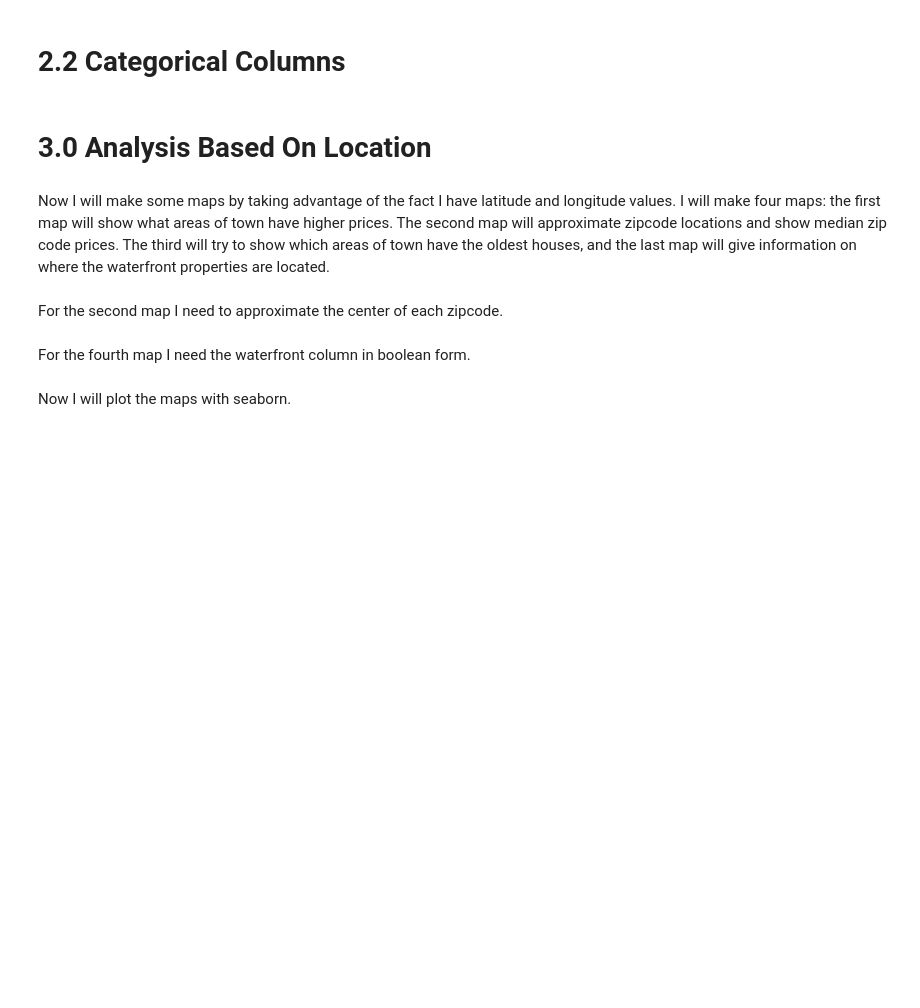
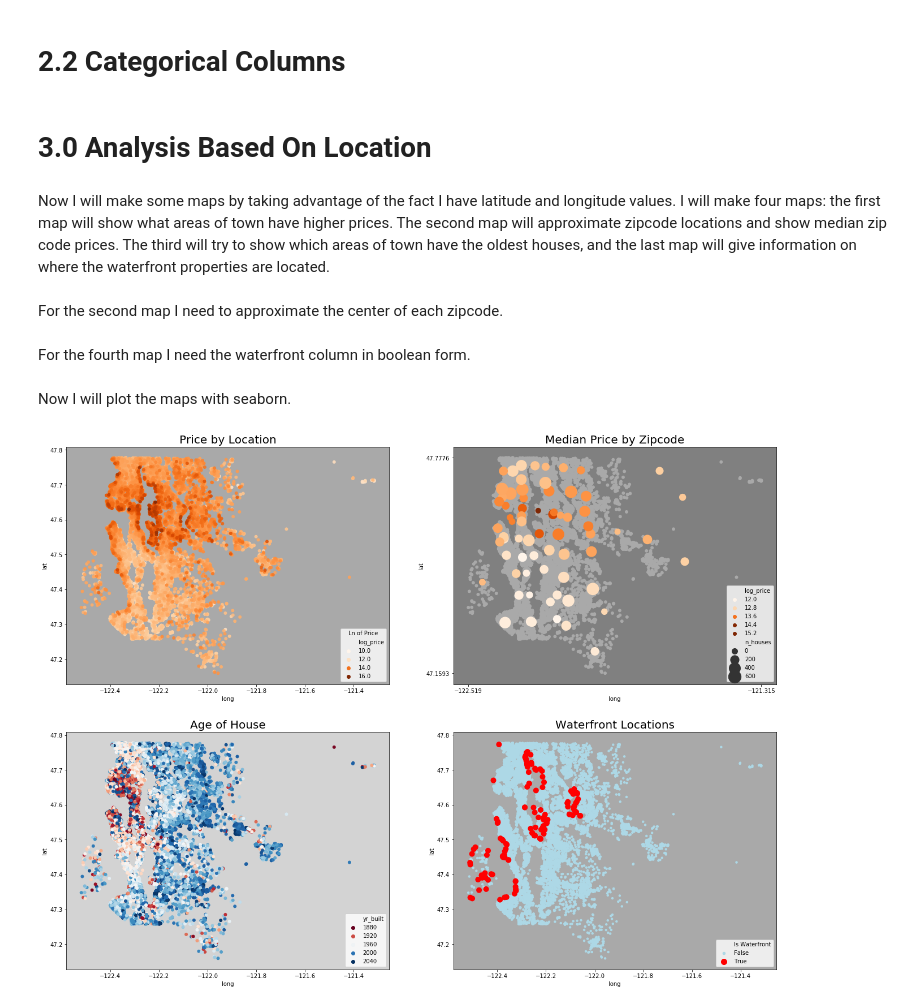
Before and after one commit to georgewillben/King_County_House_Prices, a Jupyter notebook: Exploratory Data Analysis.ipynb, the cells around one changed output. Drawn from its saved outputs; the diff is of its cells as text; code cells hidden in the pictures; blank space fills up the shorter version.

```diff
--- a/Exploratory Data Analysis.ipynb
+++ b/Exploratory Data Analysis.ipynb
@@ -152,3 +152,59 @@ For the fourth map I need the waterfront column in boolean form.
 df["Is Waterfront"] = df["waterfront"].map(bool)
 # %% [markdown]
 Now I will plot the maps with seaborn.
+# %%
+# make maps
+
+
+# set the dimensions of the plot to be proportional
+# to the ranges of latitude and longitude
+lat_range = abs(df["lat"].max() - df["lat"].min())
+long_range = abs(df["long"].max() - df["long"].min())
+
+# generate subplots
+fig, ((ax1, ax2), (ax3, ax4)) = plt.subplots(2, 2, figsize=(16/(long_range*lat_range)+1, 16+1))
+
+# map 1: log price by location
+sns.scatterplot(x="long", y="lat", hue="log_price",
+                data=df.sort_values("price"), palette="Oranges", alpha=0.9,
+                 edgecolor="none", ax=ax1)
+
+ax1.legend(loc="lower right", title="Ln of Price")
+ax1.set_title("Price by Location", size=20)
+ax1.set_facecolor("darkgray")
+
+
+# map 2: median log price per zipcode by approximate zipcode locations
+sns.scatterplot(x="long", y="lat", color="darkgrey", data=df, ax=ax2,
+                edgecolor="none", sizes=10**10)
+sns.scatterplot(x="long", y="lat", data=zc_df, hue="log_price",
+                palette="Oranges",size="n_houses", sizes=(100, 500),
+                  edgecolor="none",ax=ax2)
+
+ax2.legend(loc="lower right")
+ax2.set_title("Median Price by Zipcode", size=20)
+ax2.set_facecolor("gray")
+ax2.set_xticks([df.long.min(), df.long.max()])
+ax2.set_yticks([df.lat.min(), df.lat.max()])
+
+# map 3: year built of houses by location
+sns.scatterplot(x="long", y="lat", hue="yr_built", data=df,
+               ax=ax3, edgecolor="none", palette="RdBu") # or Blues_r
+
+ax3.legend(loc="lower right")
+ax3.set_title("Age of House", size=20)
+ax3.set_facecolor("lightgray")
+
+
+# map 4: waterfront locations
+sns.scatterplot(x="long", y="lat", data=df.sort_values("waterfront"),
+                hue="Is Waterfront", palette=["lightblue", "red"],
+                size="Is Waterfront", sizes=(100, 20), edgecolor="none", ax=ax4)
+
+ax4.legend(loc="lower right")
+ax4.set_title("Waterfront Locations", size=20)
+ax4.set_facecolor("darkgray")
+
+plt.show()
+# %% [output]
+[figure, added]
```
